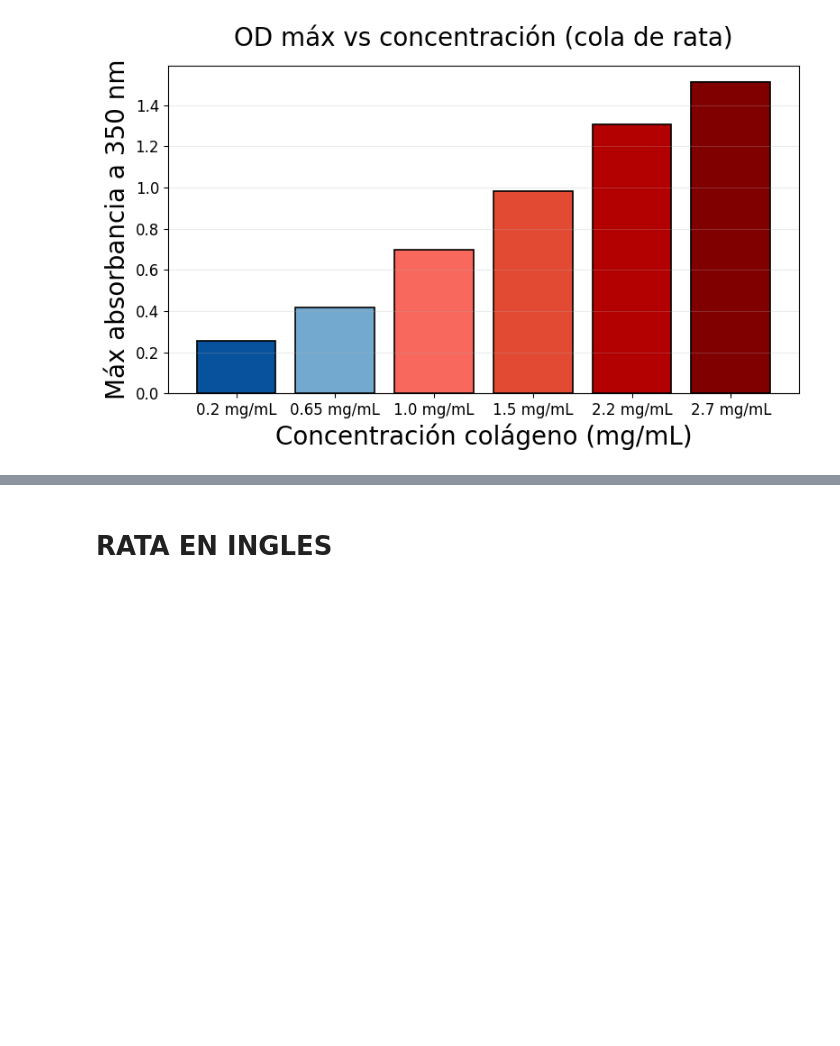
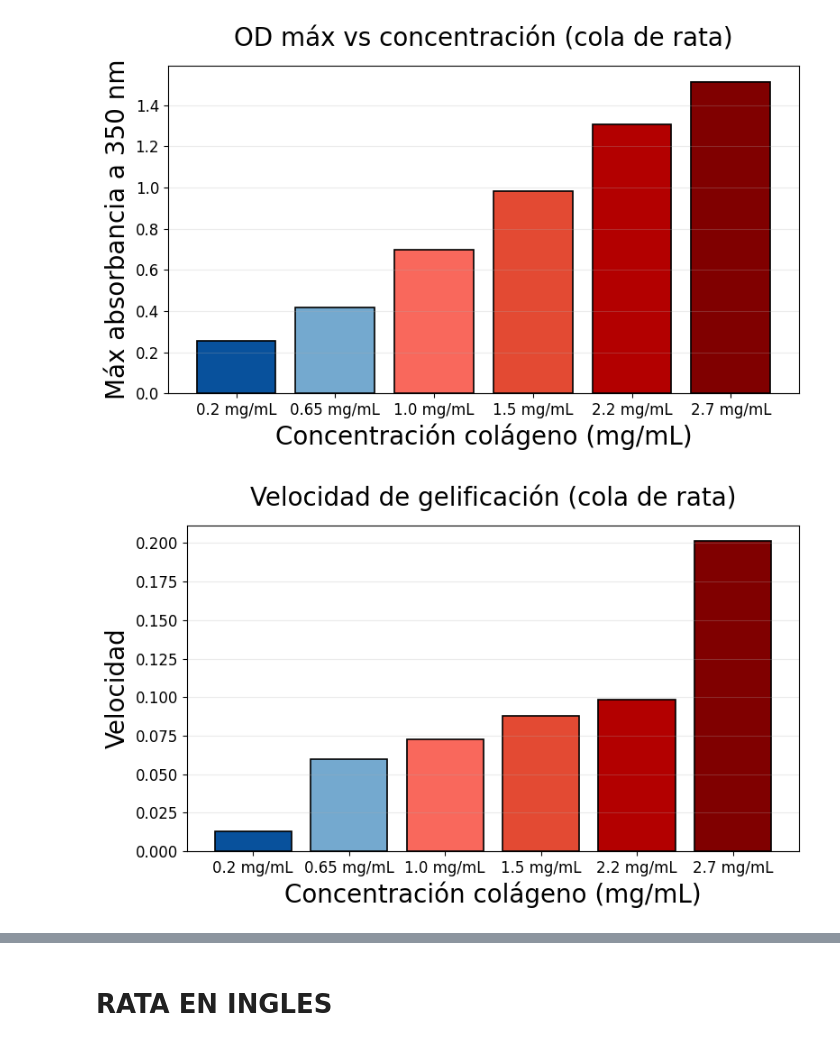
Before and after one commit to Bertaalcolea/Collagen_studies, a Jupyter notebook: Concentraciones_Rat.ipynb, the cells around one changed output, grey strips where cells are left out. Drawn from its saved outputs; the diff is of its cells as text; code cells hidden in the pictures; blank space fills up the shorter version.

```diff
--- a/Concentraciones_Rat.ipynb
+++ b/Concentraciones_Rat.ipynb
@@ -847,0 +915,8 @@ plot_ODmax_vs_concentration(
+# %%
+plot_velocity_vs_concentration(
+    df_rat_stats,
+    "Velocidad de gelificación (cola de rata)",
+    color_map_conc
+)
+# %% [output]
+[figure, added]
```
Also changed, not shown: parts of 2 cells of this notebook.
